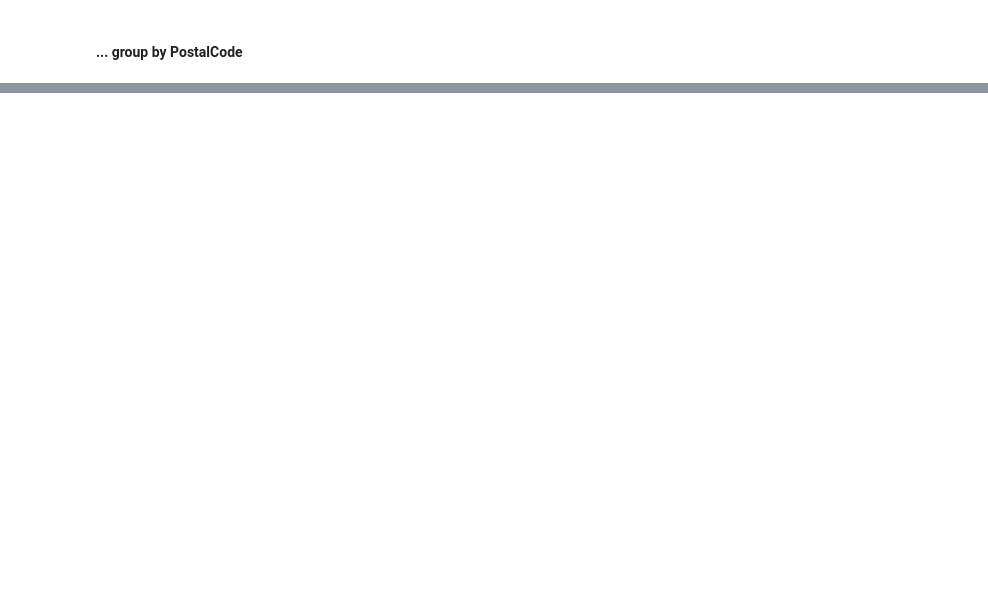
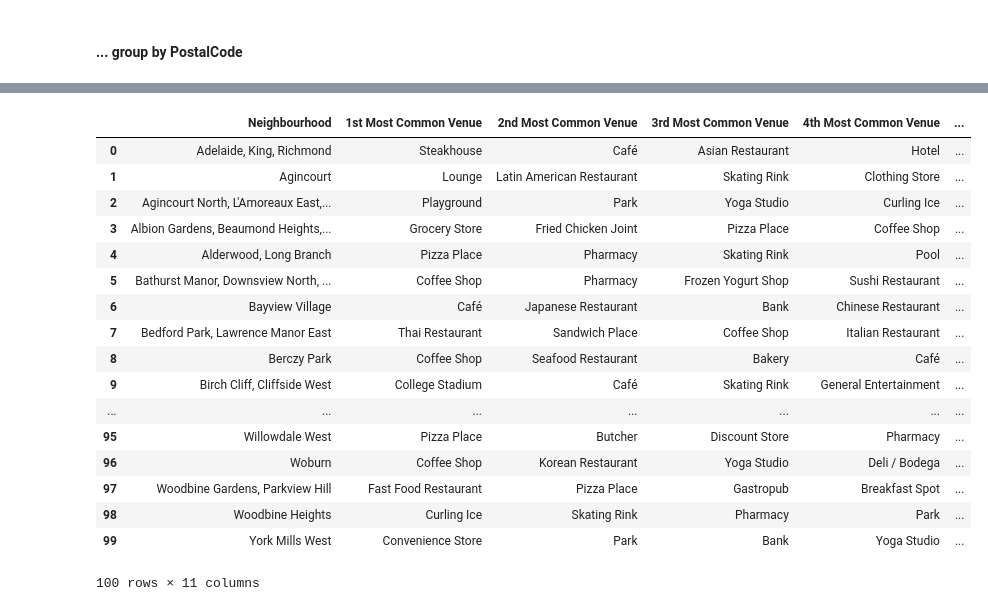
Before and after one commit to sgeehan/Coursera_Capstone, a Jupyter notebook: Segmenting and Clustering Neighborhoods.ipynb, the cells around one changed output, grey strips where cells are left out. Saved outputs shown, nothing was run; the diff lists cells and outputs as text; code cells hidden in the pictures; blank space fills up the shorter version.

Commit message:
Published from Watson Studio.

```diff
--- a/Segmenting and Clustering Neighborhoods.ipynb
+++ b/Segmenting and Clustering Neighborhoods.ipynb
@@ -59,0 +321,46 @@ df.shape
+# %%
+def return_most_common_venues(row, num_top_venues):
+    row_categories = row.iloc[1:]
+    row_categories_sorted = row_categories.sort_values(ascending=False)
+
+    return row_categories_sorted.index.values[0:num_top_venues]
+# %%
+num_top_venues = 10
+
+indicators = ['st', 'nd', 'rd']
+
+# create columns according to number of top venues
+columns = ['Neighbourhood']
+for ind in np.arange(num_top_venues):
+    try:
+        columns.append('{}{} Most Common Venue'.format(ind+1, indicators[ind]))
+    except:
+        columns.append('{}th Most Common Venue'.format(ind+1))
+
+# create a new dataframe
+neighborhoods_venues_sorted = pd.DataFrame(columns=columns)
+neighborhoods_venues_sorted['Neighbourhood'] = toronto_grouped['Neighbourhood']
+
+for ind in np.arange(toronto_grouped.shape[0]):
+    neighborhoods_venues_sorted.iloc[ind, 1:] = return_most_common_venues(toronto_grouped.iloc[ind, :], num_top_venues)
+
+neighborhoods_venues_sorted
+# %% [output]
+|  | Neighbourhood | 1st Most Common Venue | 2nd Most Common Venue | 3rd Most Common Venue | 4th Most Common Venue | ... |
+| 0 | Adelaide, King, Richmond | Steakhouse | Café | Asian Restaurant | Hotel | ... |
+| 1 | Agincourt | Lounge | Latin American Restaurant | Skating Rink | Clothing Store | ... |
+| 2 | Agincourt North, L'Amoreaux East,... | Playground | Park | Yoga Studio | Curling Ice | ... |
+| 3 | Albion Gardens, Beaumond Heights,... | Grocery Store | Fried Chicken Joint | Pizza Place | Coffee Shop | ... |
+| 4 | Alderwood, Long Branch | Pizza Place | Pharmacy | Skating Rink | Pool | ... |
+| 5 | Bathurst Manor, Downsview North, ... | Coffee Shop | Pharmacy | Frozen Yogurt Shop | Sushi Restaurant | ... |
+| 6 | Bayview Village | Café | Japanese Restaurant | Bank | Chinese Restaurant | ... |
+| 7 | Bedford Park, Lawrence Manor East | Thai Restaurant | Sandwich Place | Coffee Shop | Italian Restaurant | ... |
+| 8 | Berczy Park | Coffee Shop | Seafood Restaurant | Bakery | Café | ... |
+| 9 | Birch Cliff, Cliffside West | College Stadium | Café | Skating Rink | General Entertainment | ... |
+| ... | ... | ... | ... | ... | ... | ... |
+| 95 | Willowdale West | Pizza Place | Butcher | Discount Store | Pharmacy | ... |
+| 96 | Woburn | Coffee Shop | Korean Restaurant | Yoga Studio | Deli / Bodega | ... |
+| 97 | Woodbine Gardens, Parkview Hill | Fast Food Restaurant | Pizza Place | Gastropub | Breakfast Spot | ... |
+| 98 | Woodbine Heights | Curling Ice | Skating Rink | Pharmacy | Park | ... |
+| 99 | York Mills West | Convenience Store | Park | Bank | Yoga Studio | ... |
+100 rows × 11 columns
```
Also changed, not shown: parts of 29 cells of this notebook.
